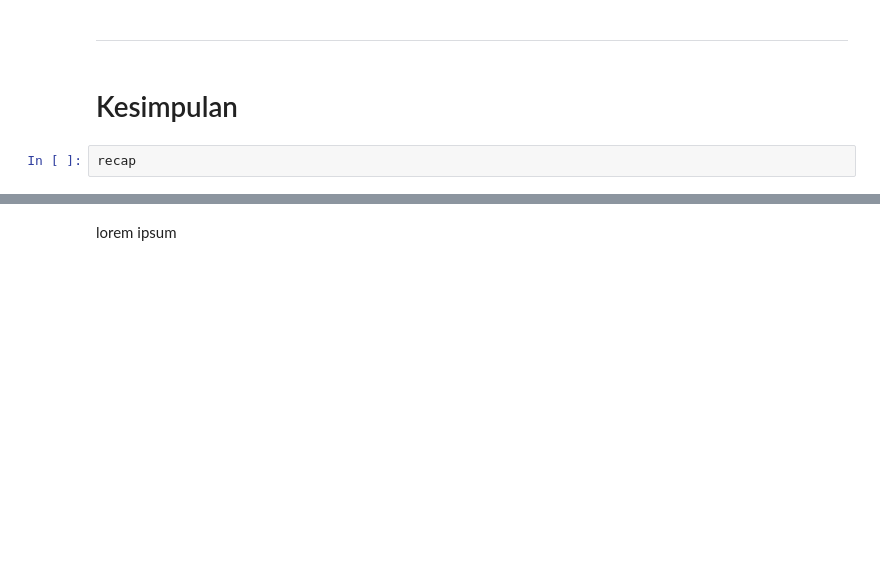
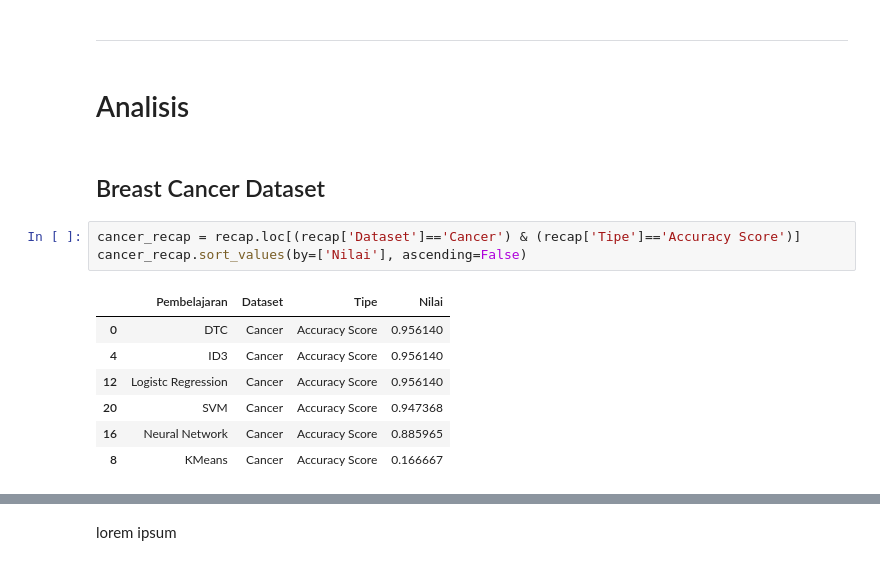
Before and after one commit to benidictusgalihmp/ML-Basic-DTL, a Jupyter notebook: src/main.ipynb, the cells around one changed output, grey strips where cells are left out. Cells and saved outputs as stored; diff of their text form; blank space fills up the shorter version.

```diff
--- a/src/main.ipynb
+++ b/src/main.ipynb
@@ -445,6 +612,17 @@ printSummary('SVM',c_svcAccScore, c_svcF1Score, tn_svcvAccScore, tn_svcF1Score)
 # %% [markdown]
 ---
 # %% [markdown]
-# Kesimpulan
+# Analisis
-# %%
-recap
+# %% [markdown]
+## Breast Cancer Dataset
+# %%
+cancer_recap = recap.loc[(recap['Dataset']=='Cancer') & (recap['Tipe']=='Accuracy Score')]
+cancer_recap.sort_values(by=['Nilai'], ascending=False)
+# %% [output]
+|  | Pembelajaran | Dataset | Tipe | Nilai |
+| 0 | DTC | Cancer | Accuracy Score | 0.956140 |
+| 4 | ID3 | Cancer | Accuracy Score | 0.956140 |
+| 12 | Logistc Regression | Cancer | Accuracy Score | 0.956140 |
+| 20 | SVM | Cancer | Accuracy Score | 0.947368 |
+| 16 | Neural Network | Cancer | Accuracy Score | 0.885965 |
+| 8 | KMeans | Cancer | Accuracy Score | 0.166667 |
```
Also changed, not shown: parts of 49 cells of this notebook, 3 other files.
